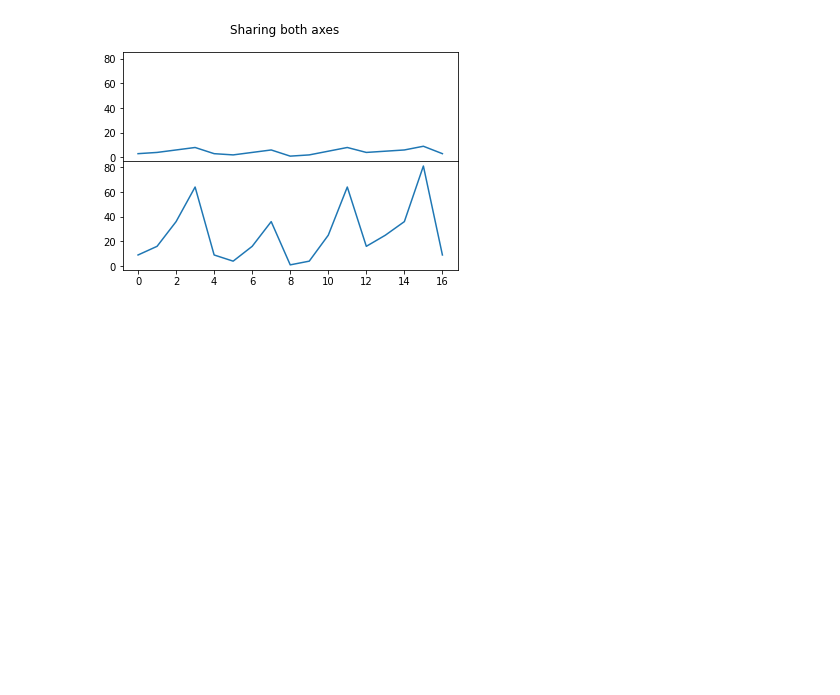
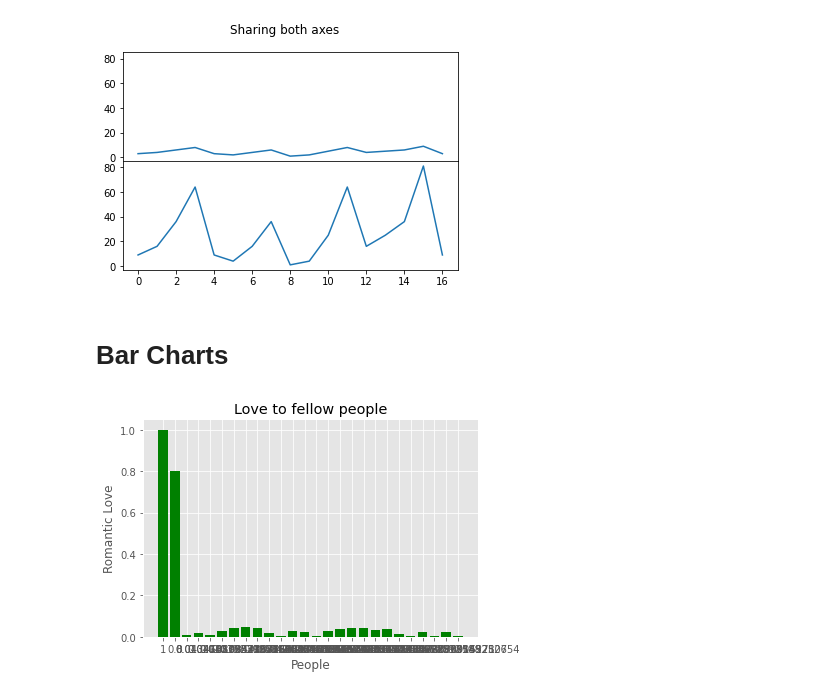
Before and after one commit to Miyamura80/Useful-Commands, a Jupyter notebook: matplotlib.ipynb, the cells around one changed output. Cells and saved outputs as stored; diff of their text form; code cells hidden in the pictures; blank space fills up the shorter version.

```diff
--- a/matplotlib.ipynb
+++ b/matplotlib.ipynb
@@ -29,3 +29,25 @@ axs[0].plot(x)
 axs[1].plot(y)
 # %% [output]
 [figure]
+# %% [markdown]
+# Bar Charts
+# %%
+import matplotlib.pyplot as plt
+import random
+%matplotlib inline
+plt.style.use('ggplot')
+
+x = [1,0.8, 0.01, 0.02, 0.01, 0.03]+ [random.uniform(0,0.05) for i in range(20)]
+
+x_pos = [i for i, _ in enumerate(x)]
+
+plt.bar(x_pos, x, color='green')
+plt.xlabel("People")
+plt.ylabel("Romantic Love")
+plt.title("Love to fellow people")
+
+plt.xticks(x_pos, x)
+
+plt.show()
+# %% [output]
+[figure, added]
```
Also changed, not shown: 1 other file.
